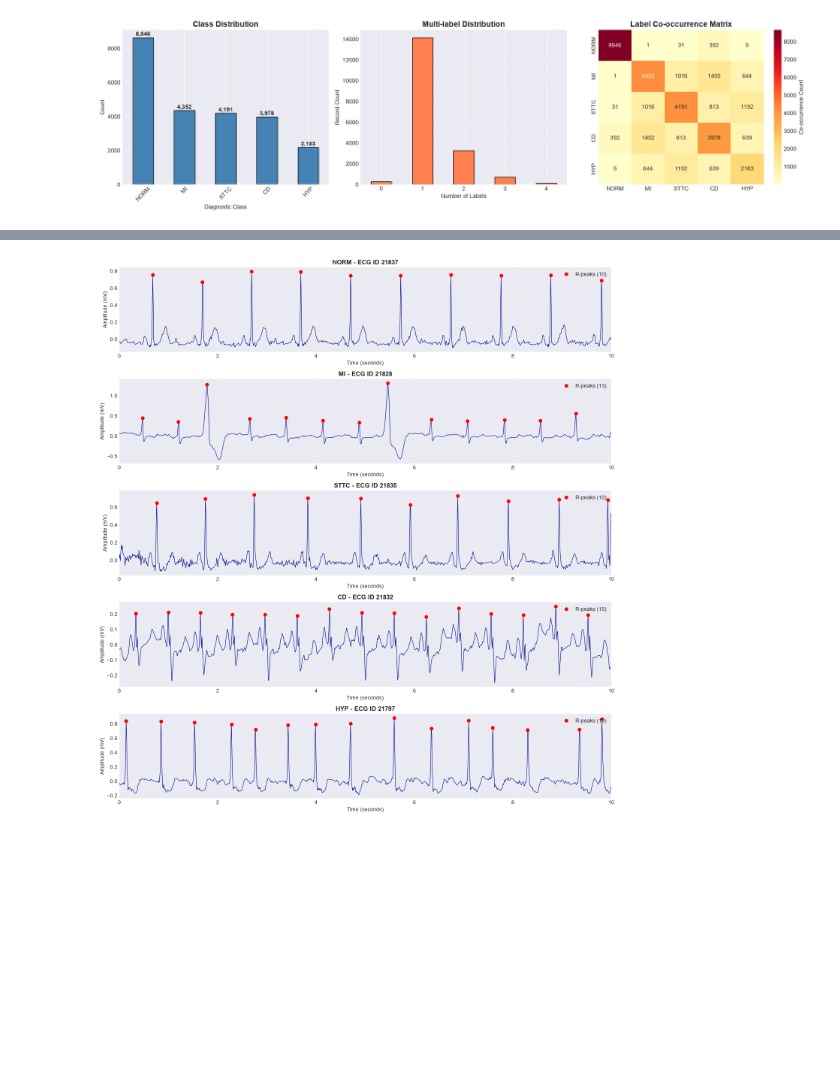
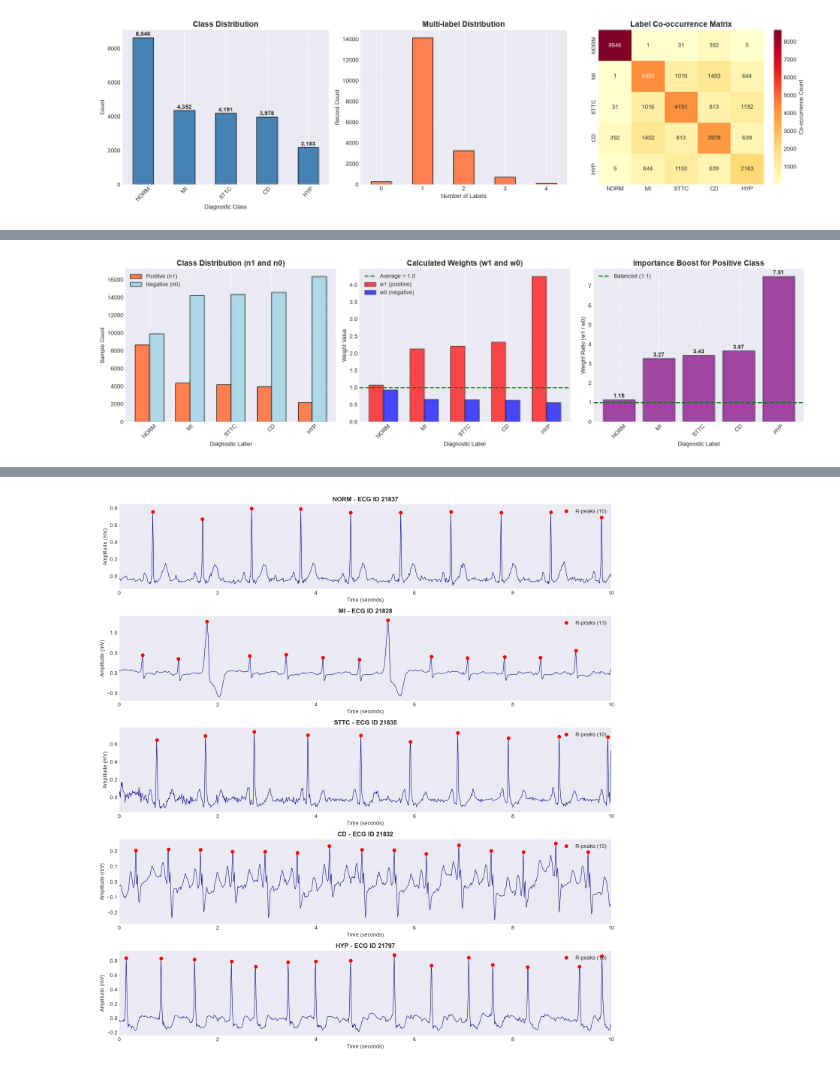
Before and after one commit to abhairwal-usd/intro_ai_ml_aai501, a Jupyter notebook: 01_Data_Prepare_EDA/01_data_exploration.ipynb, the cells around one changed output, grey strips where cells are left out. Cells and saved outputs as stored; diff of their text form; code cells hidden in the pictures; blank space fills up the shorter version.

```diff
--- a/01_Data_Prepare_EDA/01_data_exploration.ipynb
+++ b/01_Data_Prepare_EDA/01_data_exploration.ipynb
@@ -771,23 +771,7 @@ for label in superclass_labels:
     df[label] = df['diagnostic_superclass'].apply(lambda x: 1 if label in x else 0)
 
 # Count labels per record
-# df['num_labels'] = df[superclass_labels].sum(axis=1)
-
-# print("\nDiagnostic Superclass Labels Created:")
-# for label in superclass_labels:
-#     count = df[label].sum()
-#     pct = (count / len(df)) * 100
-#     print(f"  {label:10s}: {count:6,} records ({pct:5.2f}%)")
-
-# print(f"\nMulti-label Statistics:")
-# print(f"  Records with 0 labels: {(df['num_labels'] == 0).sum():,}")
-# print(f"  Records with 1 label:  {(df['num_labels'] == 1).sum():,}")
-# print(f"  Records with 2+ labels: {(df['num_labels'] > 1).sum():,}")
-# print(f"  Avg labels per record: {df['num_labels'].mean():.2f}")
-
-# print("\n" + "="*70)
-# print("OK: Diagnostic labels created successfully!")
-# print("="*70)
+df['num_labels'] = df[superclass_labels].sum(axis=1)
 # %% [output]
 ----------------------------------------------------------------------
 Parsing SCP codes and creating labels...
@@ -993,0 +1192,72 @@ if existing_labels:
+# %%
+# Visualize the mathematical effect
+print("\nVisualizing weight calculation formula...")
+
+fig, axes = plt.subplots(1, 3, figsize=(18, 5))
+
+# Plot 1: Sample counts
+ax1 = axes[0]
+labels = superclass_labels
+pos_counts = [df[label].sum() for label in labels]
+neg_counts = [len(df) - df[label].sum() for label in labels]
+
+x = np.arange(len(labels))
+width = 0.35
+
+bars1 = ax1.bar(x - width/2, pos_counts, width, label='Positive (n1)',
+                color='coral', edgecolor='black')
+bars2 = ax1.bar(x + width/2, neg_counts, width, label='Negative (n0)',
+                color='lightblue', edgecolor='black')
+
+ax1.set_xlabel('Diagnostic Label')
+ax1.set_ylabel('Sample Count')
+ax1.set_title('Class Distribution (n1 and n0)', fontweight='bold', fontsize=14)
+ax1.set_xticks(x)
+ax1.set_xticklabels(labels, rotation=45)
+ax1.legend()
+ax1.grid(True, alpha=0.3, axis='y')
+
+# Plot 2: Calculated weights
+ax2 = axes[1]
+w_pos = [n_total / (n_classes * df[label].sum()) for label in labels]
+w_neg = [n_total / (n_classes * (len(df) - df[label].sum())) for label in labels]
+
+bars1 = ax2.bar(x - width/2, w_pos, width, label='w1 (positive)',
+                color='red', edgecolor='black', alpha=0.7)
+bars2 = ax2.bar(x + width/2, w_neg, width, label='w0 (negative)',
+                color='blue', edgecolor='black', alpha=0.7)
+
+ax2.axhline(1.0, color='green', linestyle='--', linewidth=2, label='Average = 1.0')
+ax2.set_xlabel('Diagnostic Label')
+ax2.set_ylabel('Weight Value')
+ax2.set_title('Calculated Weights (w1 and w0)', fontweight='bold', fontsize=14)
+ax2.set_xticks(x)
+ax2.set_xticklabels(labels, rotation=45)
+ax2.legend()
+ax2.grid(True, alpha=0.3, axis='y')
+
+# Plot 3: Weight ratios
+ax3 = axes[2]
+ratios = [w_pos[i] / w_neg[i] for i in range(len(labels))]
+bars = ax3.bar(labels, ratios, color='purple', edgecolor='black', alpha=0.7)
+
+for i, (label, ratio) in enumerate(zip(labels, ratios)):
+    ax3.text(i, ratio + 0.1, f'{ratio:.2f}', ha='center', fontweight='bold')
+
+ax3.axhline(1.0, color='green', linestyle='--', linewidth=2, label='Balanced (1:1)')
+ax3.set_xlabel('Diagnostic Label')
+ax3.set_ylabel('Weight Ratio (w1 / w0)')
+ax3.set_title('Importance Boost for Positive Class', fontweight='bold', fontsize=14)
+ax3.set_xticks(range(len(labels)))
+ax3.set_xticklabels(labels, rotation=45)
+ax3.legend()
+ax3.grid(True, alpha=0.3, axis='y')
+
+plt.tight_layout()
+plt.show()
+
+print("\nPlot Interpretation:")
+print("  Plot 1: HYP has fewest positive samples → needs highest weight")
+print("  Plot 2: HYP positive weight (w1) is highest at 2.45")
+print("  Plot 3: HYP positive samples are 3.87× more important than negative")
+# %% [output]
@@ -993,0 +1265 @@ if existing_labels:
+[figure, added]
```
Also changed, not shown: parts of 19 cells of this notebook, 3 other files.
